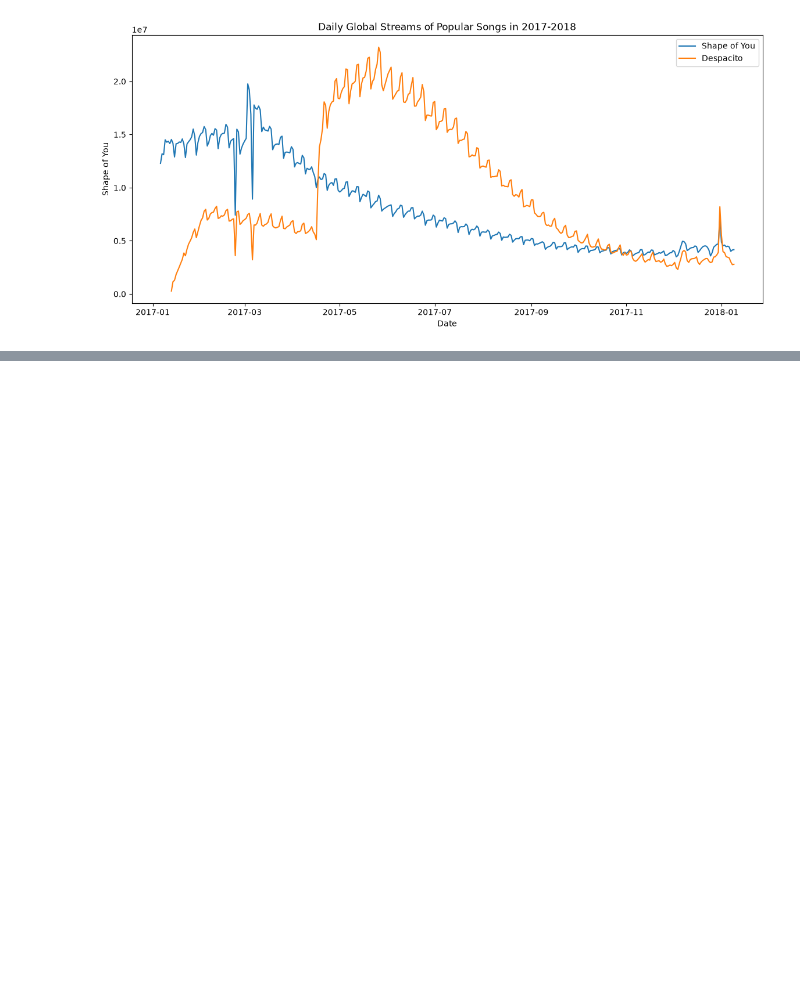
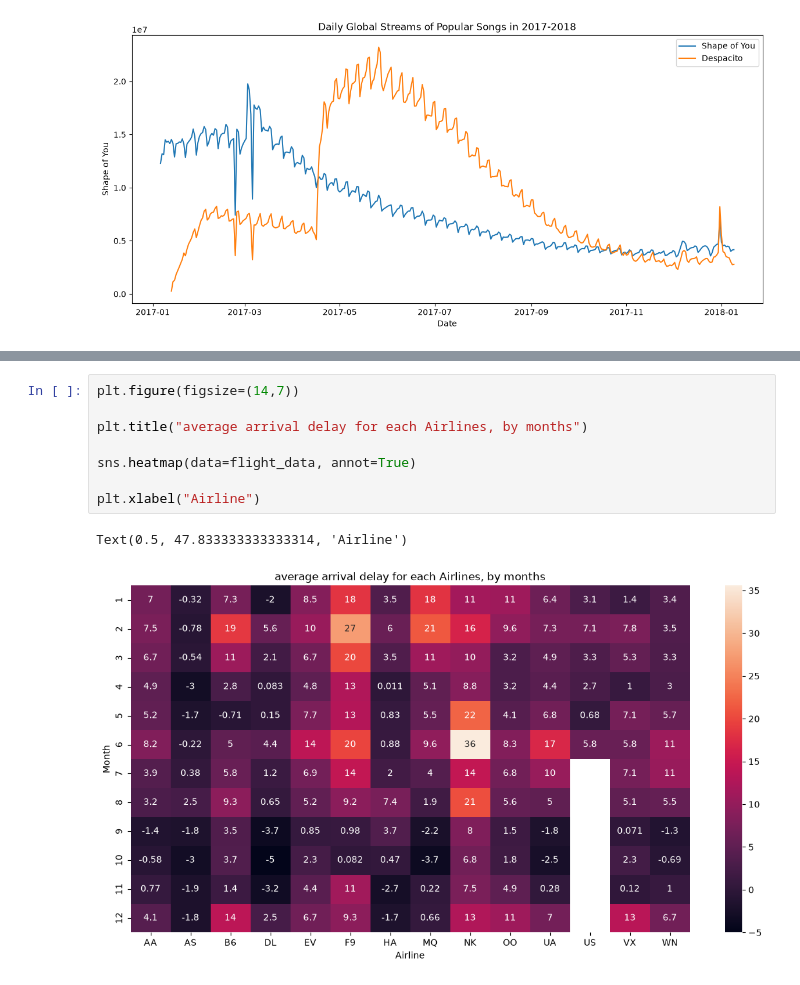
Before and after one commit to prof-screw/DSML, a Jupyter notebook: Week07/Data_visualization_kaggle.ipynb, the cells around one changed output, grey strips where cells are left out. Cells and saved outputs as stored; diff of their text form; blank space fills up the shorter version.

```diff
--- a/Week07/Data_visualization_kaggle.ipynb
+++ b/Week07/Data_visualization_kaggle.ipynb
@@ -81,0 +109,11 @@ Text(0.5, 0, 'Date')
+# %%
+plt.figure(figsize=(14,7))
+
+plt.title("average arrival delay for each Airlines, by months")
+
+sns.heatmap(data=flight_data, annot=True)
+
+plt.xlabel("Airline")
+# %% [output]
+Text(0.5, 47.833333333333314, 'Airline')
+[figure, added]
```
Also changed, not shown: parts of 3 cells of this notebook.
